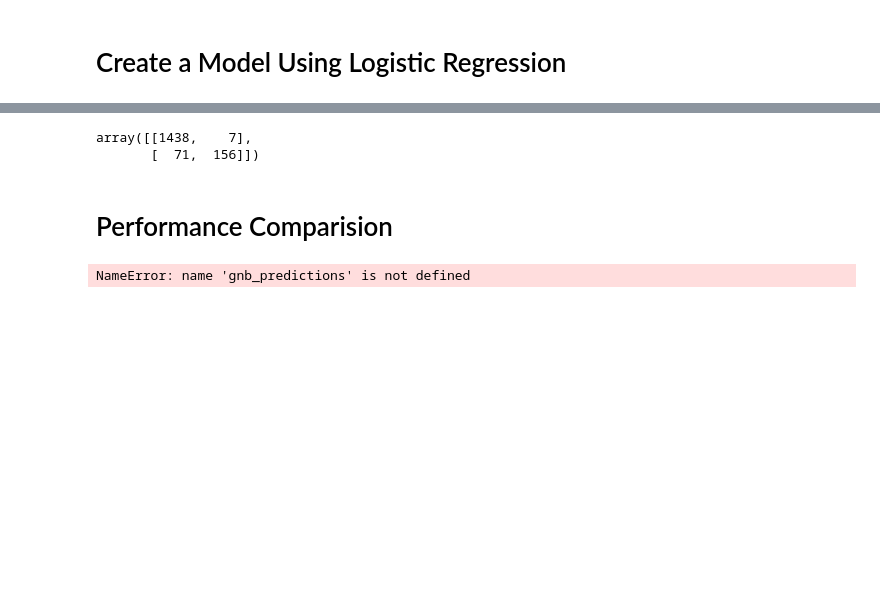
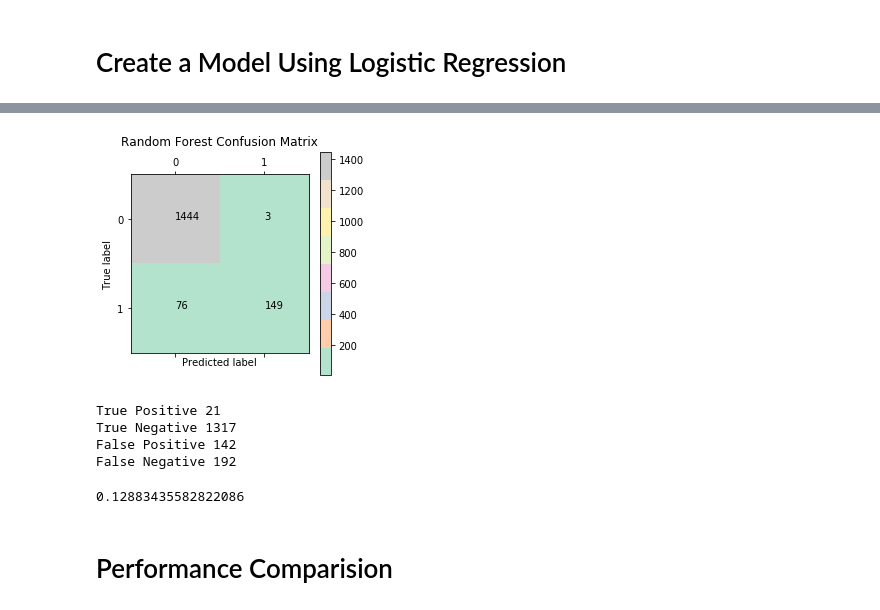
Before and after one commit to victoriajuan/ps4, a Jupyter notebook: PS4.ipynb, the cells around one changed output, grey strips where cells are left out. Saved outputs shown, nothing was run; the diff lists cells and outputs as text; code cells hidden in the pictures; blank space fills up the shorter version.

Commit message:
added calculatedd metrics

```diff
--- a/PS4.ipynb
+++ b/PS4.ipynb
@@ -145,13 +221,40 @@ AUC Score: 98.75783119674404 %
-# %%
-confusion_matrix(test_label, lr_predictions)
-# %% [output]
-array([[1438,    7],
-       [  71,  156]])
+# %%
+lr_cm = confusion_matrix(test_label, lr_predictions)
+plt.matshow(lr_cm, cmap='Pastel2')
+
+i = 0
+j = 0
+for i in range(lr_cm.shape[0]):
+    for j in range(lr_cm.shape[1]):
+        plt.text(i, j, lr_cm[j][i])
+
+plt.title('Random Forest Confusion Matrix', y=1.13)
+
+plt.colorbar()
+plt.ylabel('True label')
+plt.xlabel('Predicted label')
+plt.show()
+# %% [output]
+[figure, added]
+# %%
+lr_TP = lr_cm[1, 1]
+lr_TN = lr_cm[0, 0]
+lr_FP = lr_cm[0, 1]
+lr_FN = lr_cm[1, 0]
+
+print('True Positive', lr_TP)
+print('True Negative', lr_TN)
+print('False Positive', lr_FP)
+print('False Negative', lr_FN)
+# %% [output]
+True Positive 21
+True Negative 1317
+False Positive 142
+False Negative 192
+# %%
+from sklearn.metrics import precision_score
+precision_score(test_label, lr_predictions)
+# %% [output]
+0.12883435582822086
 # %% [markdown]
 # Performance Comparision
-# %%
-false_positive_rate, true_positive_rate, thresholds = roc_curve(test_label, gnb_predictions)
-roc_auc = auc(false_positive_rate, true_positive_rate)
-print(roc_auc)
-# %% [output]
-NameError: name 'gnb_predictions' is not defined
```
Also changed, not shown: parts of 19 cells of this notebook.
